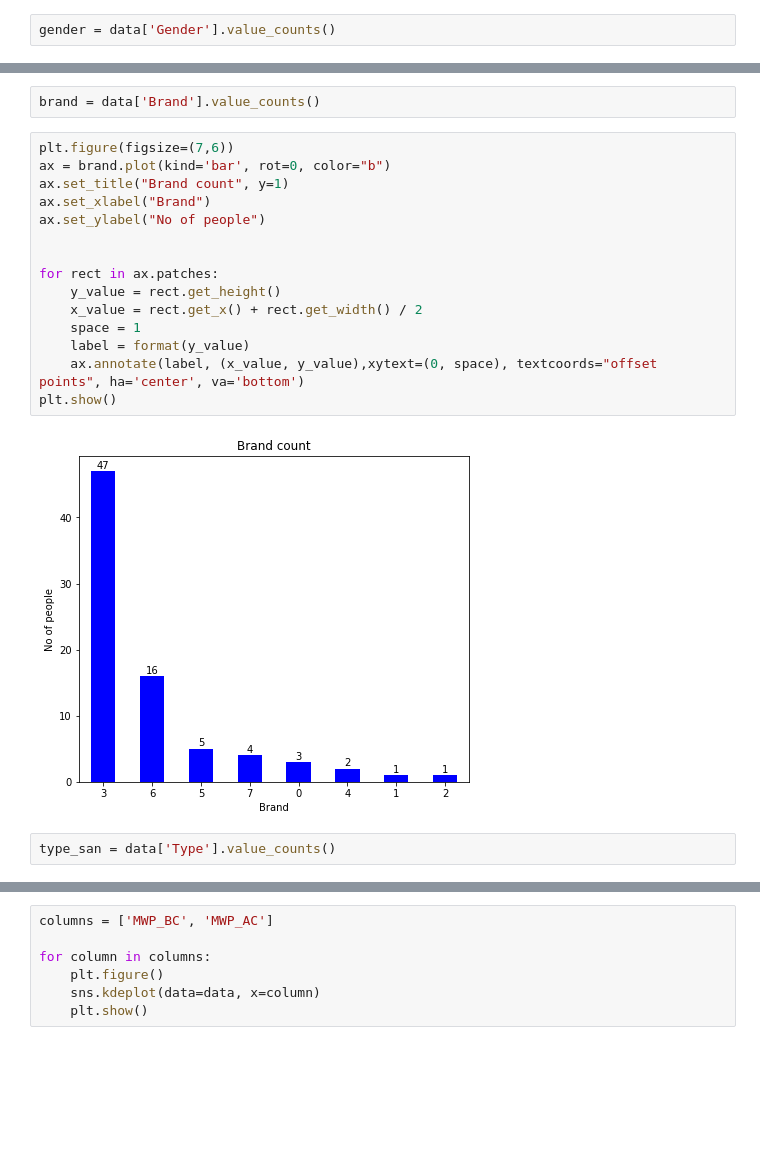
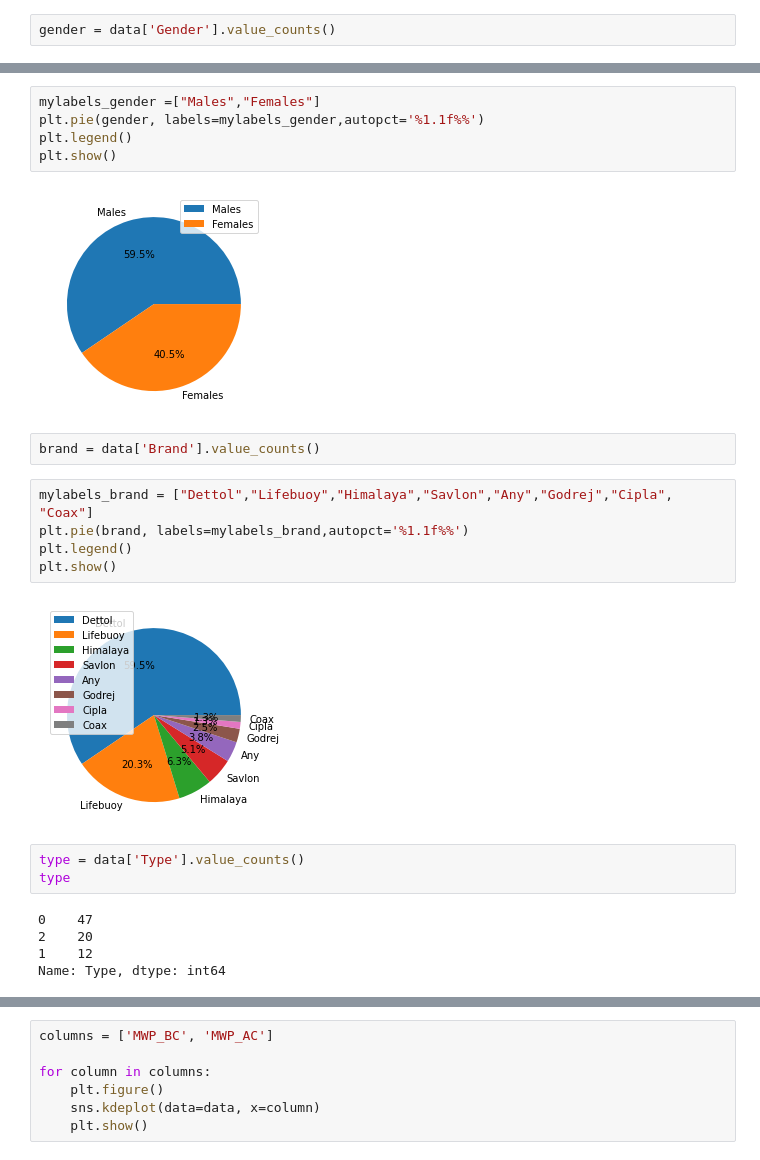
Before and after one commit to kashvi05/MAT502-Advance-Statistics-Project, a Jupyter notebook: DataAnalysis.ipynb, the cells around one changed output, grey strips where cells are left out. Cells and saved outputs as stored; diff of their text form; blank space fills up the shorter version.

```diff
--- a/DataAnalysis.ipynb
+++ b/DataAnalysis.ipynb
@@ -78,21 +63,24 @@ plt.show()
+# %%
+mylabels_gender =["Males","Females"]
+plt.pie(gender, labels=mylabels_gender,autopct='%1.1f%%')
+plt.legend()
+plt.show()
+# %% [output]
+[figure, added]
 # %%
 brand = data['Brand'].value_counts()
 # %%
-plt.figure(figsize=(7,6))
-ax = brand.plot(kind='bar', rot=0, color="b")
-ax.set_title("Brand count", y=1)
-ax.set_xlabel("Brand")
-ax.set_ylabel("No of people")
-
-
-for rect in ax.patches:
-    y_value = rect.get_height()
-    x_value = rect.get_x() + rect.get_width() / 2
-    space = 1
-    label = format(y_value)
-    ax.annotate(label, (x_value, y_value),xytext=(0, space), textcoords="offset points", ha='center', va='bottom')
+mylabels_brand = ["Dettol","Lifebuoy","Himalaya","Savlon","Any","Godrej","Cipla", "Coax"]
+plt.pie(brand, labels=mylabels_brand,autopct='%1.1f%%')
+plt.legend()
 plt.show()
 # %% [output]
-[figure, old version]
+[figure, new version]
 # %%
-type_san = data['Type'].value_counts()
+type = data['Type'].value_counts()
+type
+# %% [output]
+0    47
+2    20
+1    12
+Name: Type, dtype: int64
```
Also changed, not shown: parts of 7 cells of this notebook.
